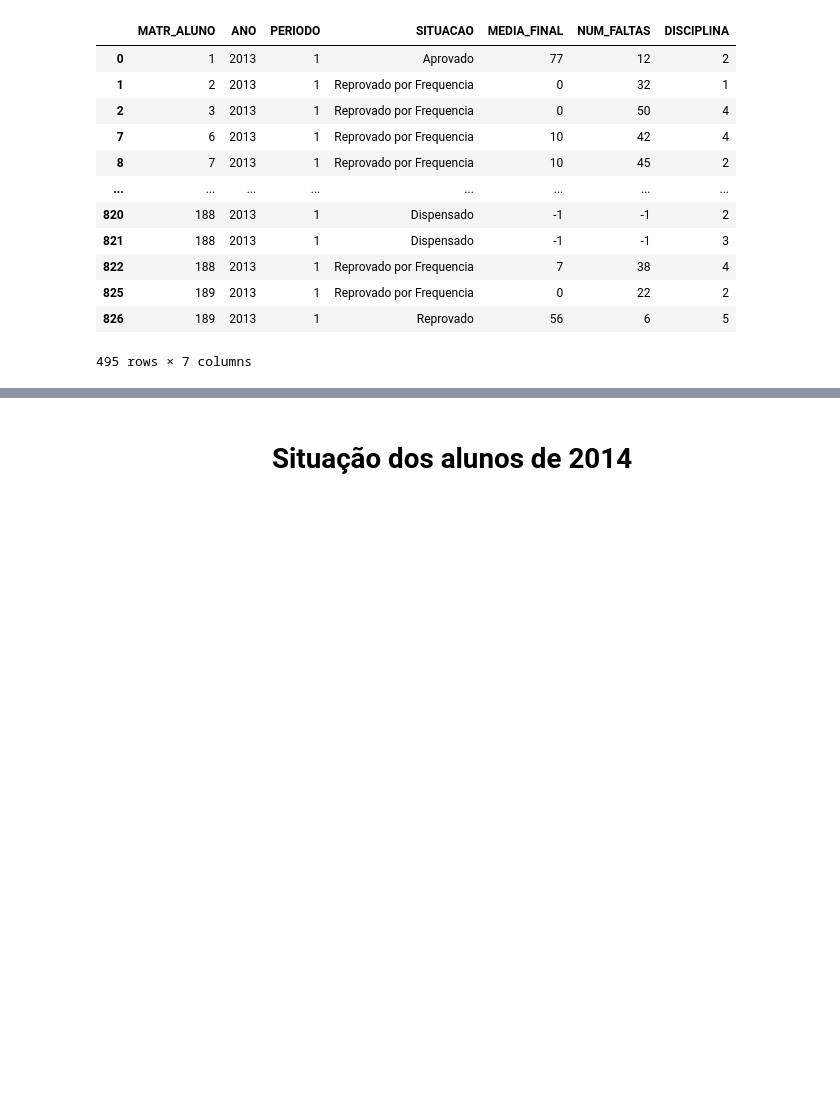
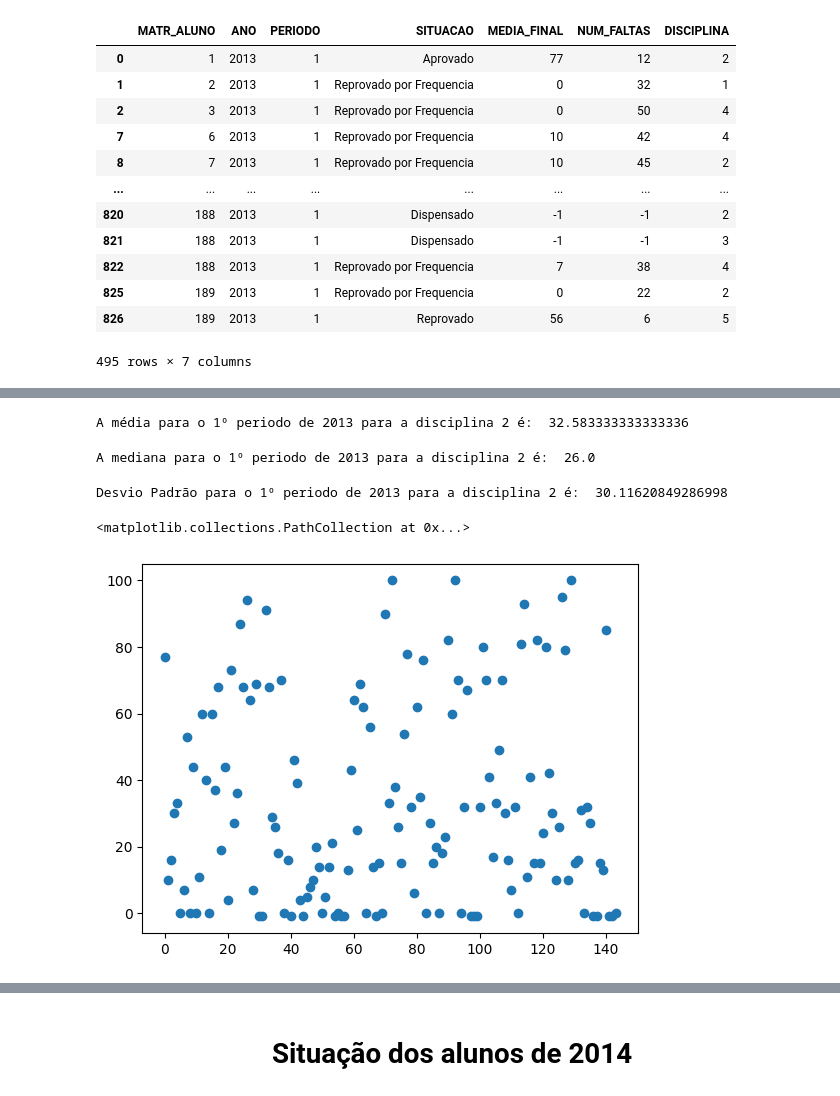
Before and after one commit to aleder-linm/trabalho-rp-dados-disciplinas, a Jupyter notebook: main.ipynb, the cells around one changed output, grey strips where cells are left out. Saved outputs shown, nothing was run; the diff lists cells and outputs as text; code cells hidden in the pictures; blank space fills up the shorter version.

```diff
--- a/main.ipynb
+++ b/main.ipynb
@@ -261,8 +244,0 @@ plt.scatter(x_2013_1, y_2013_1)
-# %%
-y_2013_2 = df_2013_2['MEDIA_FINAL']
-
-x_2013_2 = []
-for i in range(len(df_2013_2['MEDIA_FINAL'])):
-    x_2013_2.append(i)
-
-plt.scatter(x_2013_2, y_2013_2)
@@ -279,0 +245,5 @@ plt.scatter(x_2013_2, y_2013_2)
+# %%
+#Seleção da disciplina 2 do primento periodo do ano de 2013
+df_2013_1_disp_2 = df_2013_1.loc[df_2013_1['DISCIPLINA'] == 2]
+
+display(df_2013_1_disp_2)
@@ -279,0 +264,33 @@ plt.scatter(x_2013_2, y_2013_2)
+# %%
+#Média da disciplina 2 do primento periodo do ano de 2013
+media_2013_1_disp2 = df_2013_1_disp_2['MEDIA_FINAL'].mean()
+
+print('A média para o 1º periodo de 2013 para a disciplina 2 é: ', media_2013_1_disp2)
+# %% [output]
+A média para o 1º periodo de 2013 para a disciplina 2 é:  32.583333333333336
+# %%
+#Mediana da disciplina 2 do primeiro periodo do ano de 2013
+mediana_2013_1_disp2 = df_2013_1_disp_2['MEDIA_FINAL'].median()
+
+print('A mediana para o 1º periodo de 2013 para a disciplina 2 é: ', mediana_2013_1_disp2)
+# %% [output]
+A mediana para o 1º periodo de 2013 para a disciplina 2 é:  26.0
+# %%
+#Desvio padrão da disciplina 2 do primeiro periodo no ano de 2013
+std_2013_1_disp2 = df_2013_1_disp_2['MEDIA_FINAL'].std()
+
+print('Desvio Padrão para o 1º periodo de 2013 para a disciplina 2 é: ', std_2013_1_disp2)
+# %% [output]
+Desvio Padrão para o 1º periodo de 2013 para a disciplina 2 é:  30.11620849286998
+# %%
+#Plotagem do comportamento das notas finais da disciplina 2 do primeiro periodo no ano de 2013
+y_2013_1_disp2 = df_2013_1_disp_2['MEDIA_FINAL']
+
+x_2013_1_disp2 = []
+for i in range(len(df_2013_1_disp_2['MEDIA_FINAL'])):
+    x_2013_1_disp2.append(i)
+
+plt.scatter(x_2013_1_disp2, y_2013_1_disp2)
+# %% [output]
+<matplotlib.collections.PathCollection at 0x...>
+[figure, added]
```
Also changed, not shown: parts of 78 cells of this notebook, 1 other file.
